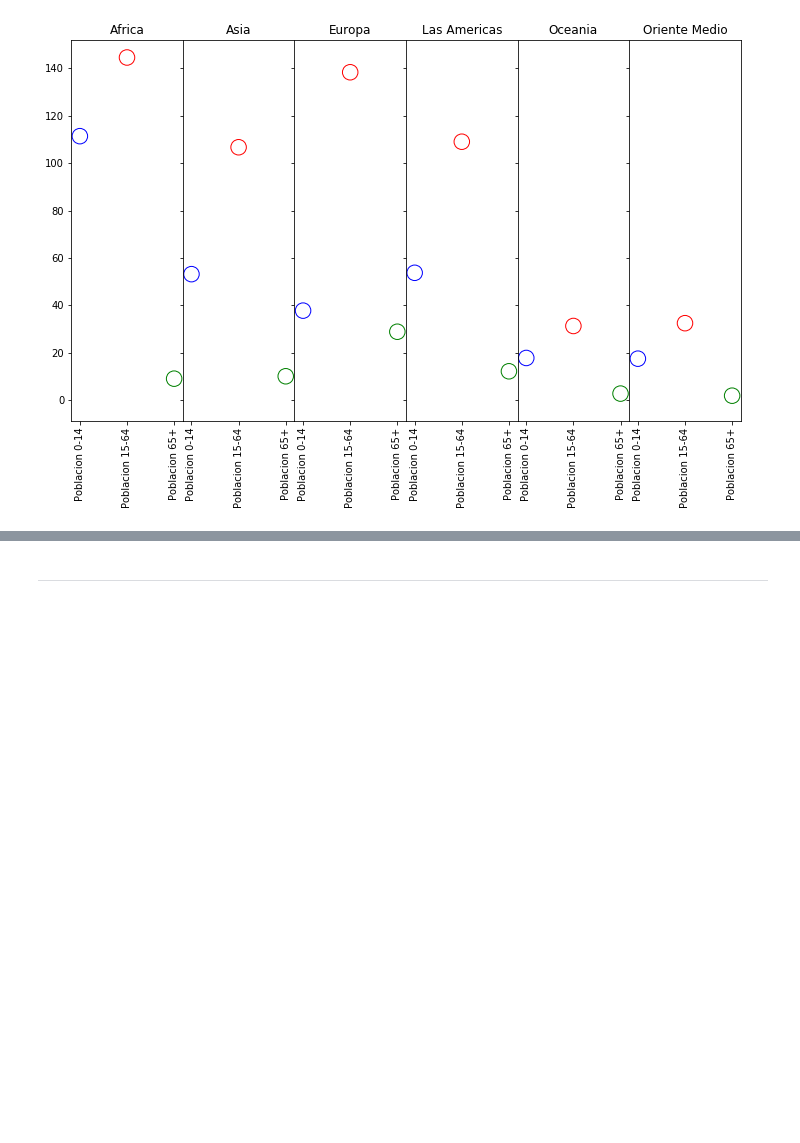
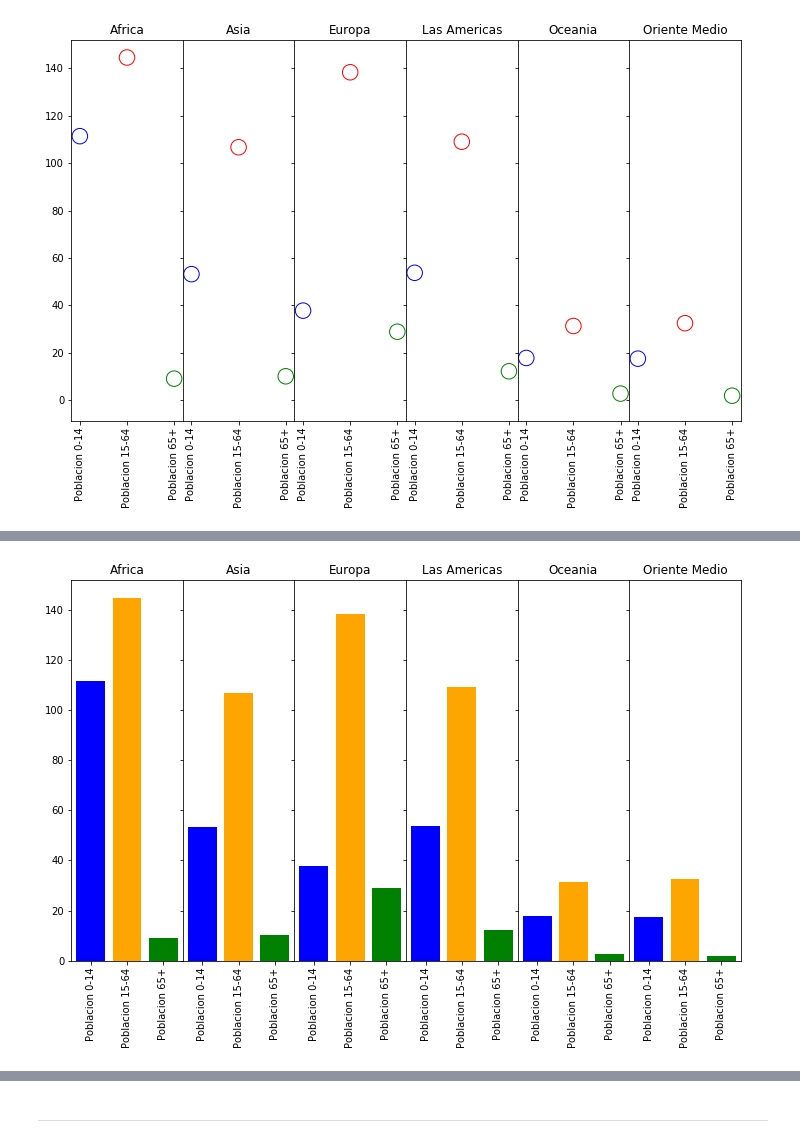
Before and after one commit to mariaqu88/lab-visualizacion-matplotlib-GustavoAcevedoUnal, a Jupyter notebook: visualizacion-de-datos-usando-matplotlib.ipynb, the cells around one changed output, grey strips where cells are left out. Drawn from its saved outputs; the diff is of its cells as text; code cells hidden in the pictures; blank space fills up the shorter version.

```diff
--- a/visualizacion-de-datos-usando-matplotlib.ipynb
+++ b/visualizacion-de-datos-usando-matplotlib.ipynb
@@ -40,6 +40,21 @@ for i in range(len(data)):
 Construya una gráfica similar a la siguiente usando el archivo `indicadores-mundiales.csv`. Se grafica la suma del porcetaje de la población por regiones.
 
 ![act2](images/suma-pob-region-edades-3.png)
+# %%
+df = pandas.read_csv('indicadores-mundiales.csv', sep=',', encoding='latin-1')
+df = df.replace('africa','Africa')
+data = df.groupby('Region').sum().sort_values(by='Region')[['Poblacion 0-14', 'Poblacion 15-64', 'Poblacion 65+']] / 100
+data[['Poblacion 0-14', 'Poblacion 15-64', 'Poblacion 65+']]
+
+figura, eje = plt.subplots(1, 6, sharex='col', sharey='row', figsize=(12, 7));
+plt.subplots_adjust(wspace = 0)
+
+for i in range(len(data)):
+    eje[i].bar(list(data.iloc[i].index), data.iloc[i][['Poblacion 0-14', 'Poblacion 15-64', 'Poblacion 65+']], color = ['blue', 'orange', 'green']);
+    eje[i].set_title(data.iloc[i].name);
+    eje[i].set_xticklabels(list(data.iloc[i].index), rotation=90);
+# %% [output]
+[figure, added]
 # %% [markdown]
 ## Punto 3
 Construya una gráfica similar a la siguiente usando el archivo `indicadores-mundiales.csv`. Se grafica la suma del porcetaje de la población por regiones.
```
